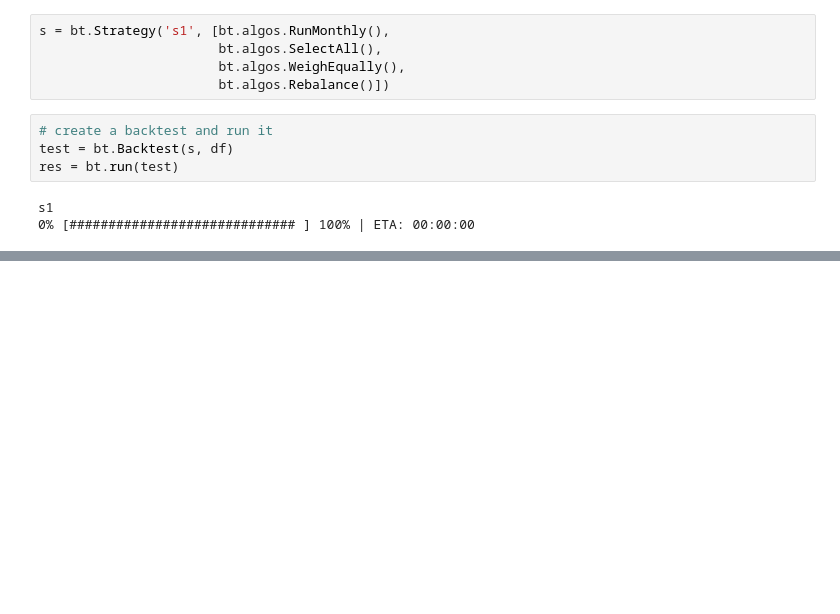
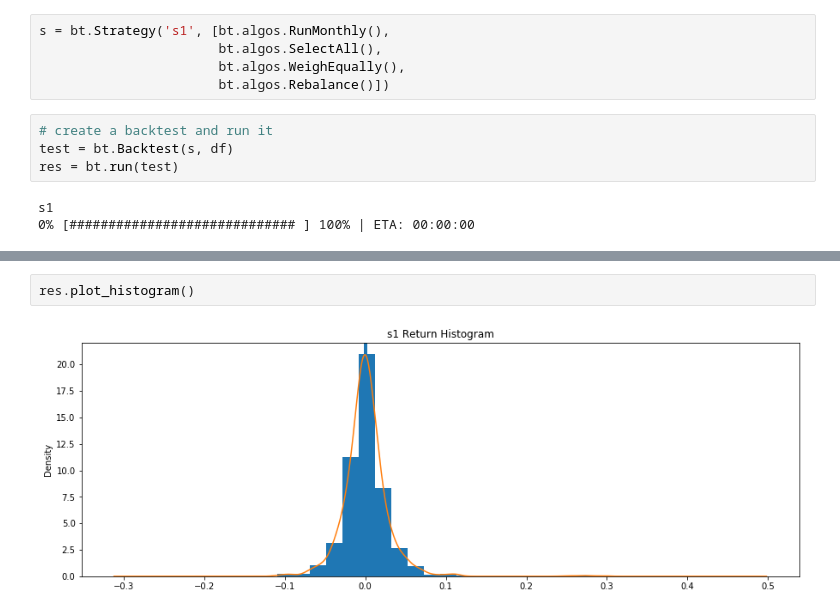
Before and after one commit to quantsph/quantfinance, a Jupyter notebook: bt_bloom_plc.ipynb, the cells around one changed output, grey strips where cells are left out. Drawn from its saved outputs; the diff is of its cells as text; blank space fills up the shorter version.

```diff
--- a/bt_bloom_plc.ipynb
+++ b/bt_bloom_plc.ipynb
@@ -57,0 +79,4 @@ res.plot()
+# %%
+res.plot_histogram()
+# %% [output]
+[figure, added]
```
Also changed, not shown: parts of 4 cells of this notebook, 1 other file.
